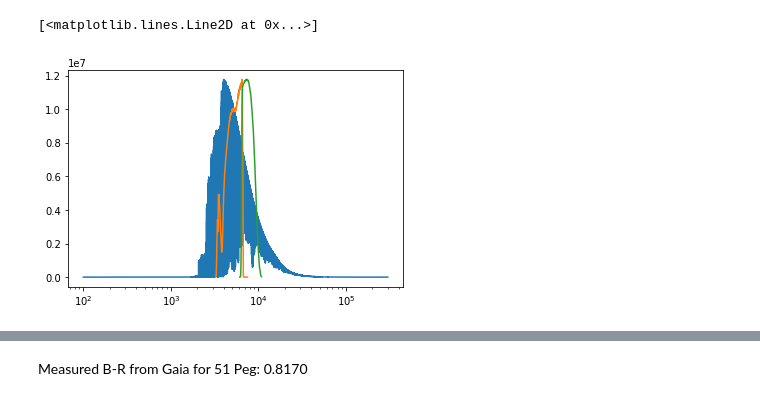
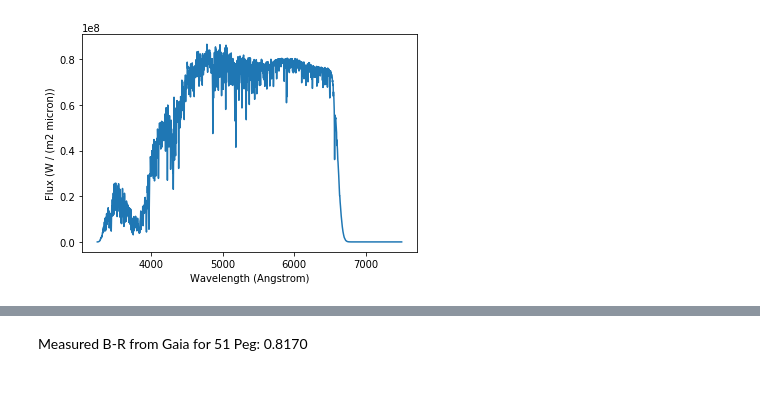
Before and after one commit to bmorris3/halp, a Jupyter notebook: synphot.ipynb, the cells around one changed output, grey strips where cells are left out. Cells and saved outputs as stored; diff of their text form; code cells hidden in the pictures.

```diff
--- a/synphot.ipynb
+++ b/synphot.ipynb
@@ -15,6 +22,12 @@ RuntimeError: module compiled against API version 0xb but this version of numpy
 # %%
 paths = ['lte058.0-4.5-0.0a+0.0.BT-Settl.spec.fits']
-wavelength = (fits.getdata(paths[0])['Wavelength'] * u.um).to(u.Angstrom)
-hdu = fits.open(paths[0])
+filename = paths[0]
+
+flux_unit = u.Watt/(u.m*u.m*u.micron)
+
+#wavelength = (fits.getdata(paths[0])['Wavelength'] * u.um).to(u.Angstrom)
+#hdu = fits.open(paths[0])
 # %%
-flux = hdu[1].data['Flux'] * u.W / u.m**2 / u.um
+#flux = hdu[1].data['Flux'] * u.W / u.m**2 / u.um
+
+sp = SourceSpectrum.from_file(filename)
@@ -28,16 +51,17 @@ f = units.convert_flux(wavelength, flux, units.FLAM, vegaspec=v)
+# %%
+bp_r2 = bp_r.taper()
+bp_b2 = bp_b.taper()
 # %%
-bp_b = SpectralElement.from_file('GAIA_GAIA2.Gbp.dat.txt')
-bp_r = SpectralElement.from_file('GAIA_GAIA2.Grp.dat.txt')
+#sp = SourceSpectrum(Empirical1D, points=wavelength, lookup_table=f)
 
-sp = SourceSpectrum(Empirical1D, points=wavelength, lookup_table=f)
-
-force = 'taper'
-obs_b = Observation(sp, bp_b, force=force)
-obs_r = Observation(sp, bp_r, force=force)
+#force = 'taper'
+obs_b = Observation(sp, bp_b2, binset=bp_b2.waveset) #, force=force)
+obs_r = Observation(sp, bp_r2, binset=bp_r2.waveset) #, force=force)
 # %%
-plt.semilogx(wavelength.to(u.Angstrom), f)
-plt.semilogx(bp_b.model.points[0], bp_b.model.lookup_table * np.max(f))
-plt.semilogx(bp_r.model.points[0], bp_r.model.lookup_table * np.max(f))
+#plt.semilogx(wavelength.to(u.Angstrom), f)
+#plt.semilogx(bp_b.model.points[0], bp_b.model.lookup_table * np.max(f))
+#plt.semilogx(bp_r.model.points[0], bp_r.model.lookup_table * np.max(f))
+
+obs_b.plot(flux_unit=flux_unit)
 # %% [output]
-[<matplotlib.lines.Line2D at 0x...>]
-[figure, old version]
+[figure, new version]
```
Also changed, not shown: parts of 11 cells of this notebook, 1 other file.
